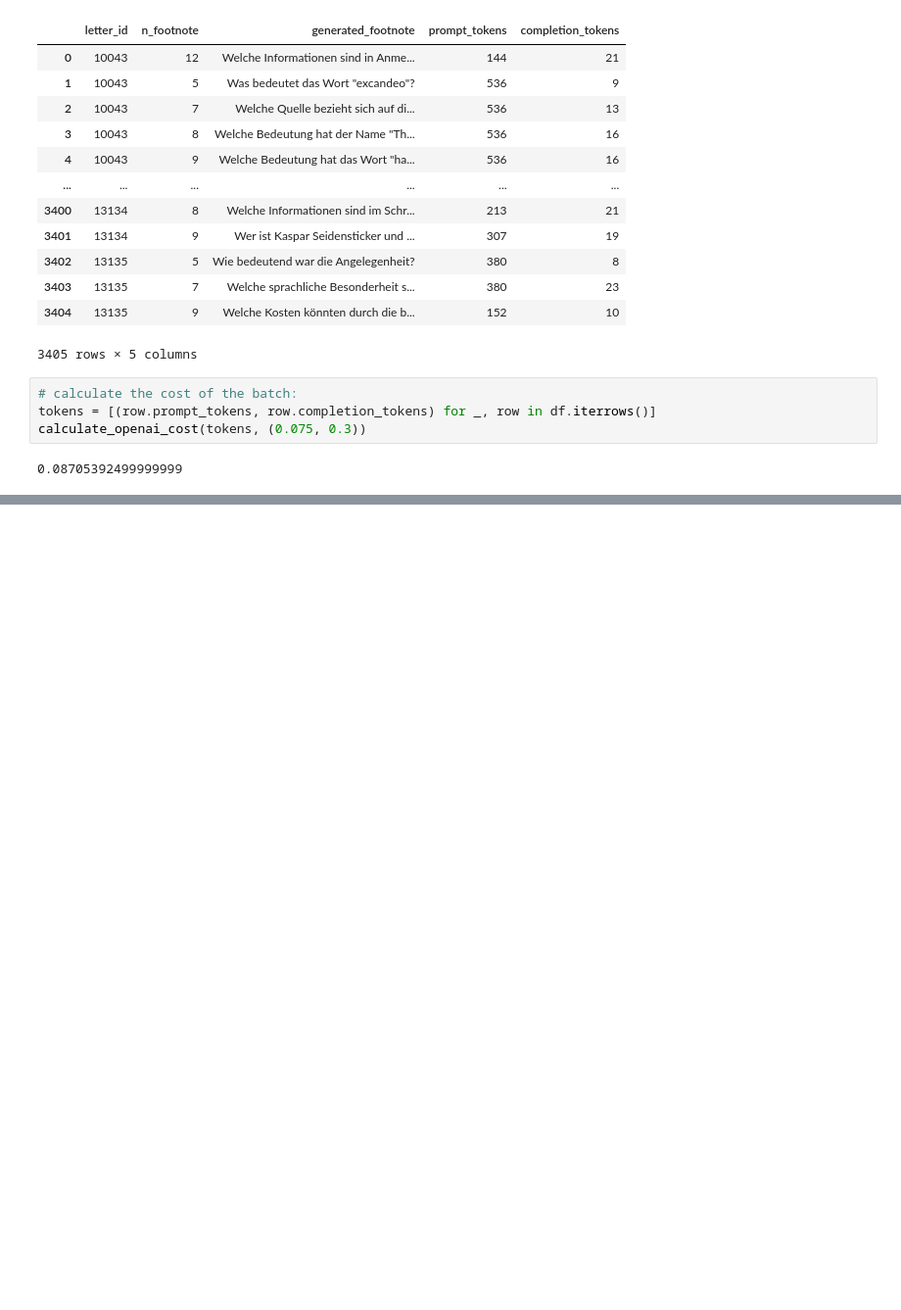
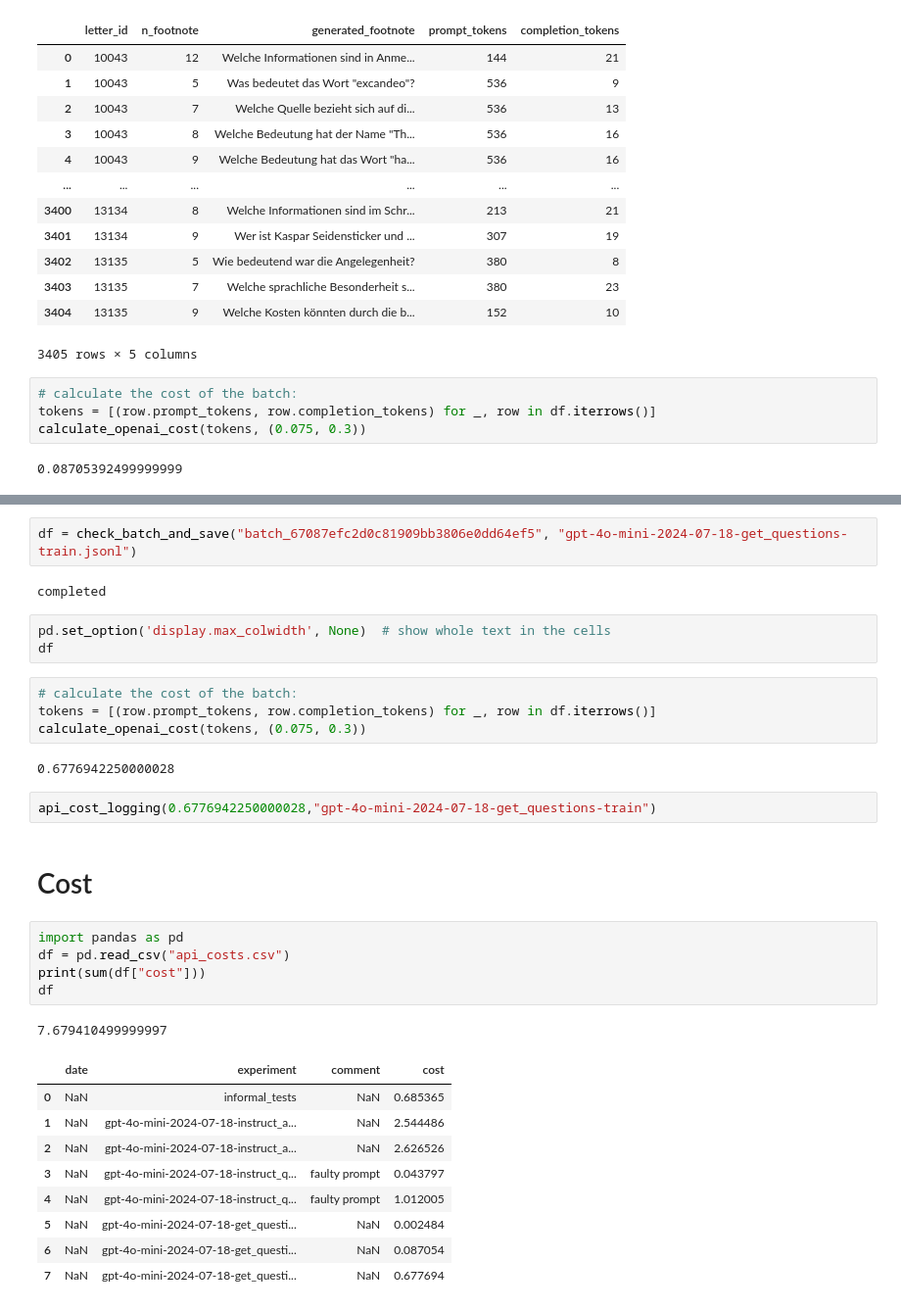
Before and after one commit to Boffl/BullingerDigitalLMFootnotes, a Jupyter notebook: generate_FNs_GPT/call_gpt.ipynb, the cells around one changed output, grey strips where cells are left out. Shown: that part at 98% size. Cells and saved outputs as stored; diff of their text form; blank space fills up the shorter version.

Commit message:
add logging of the api calls

```diff
--- a/generate_FNs_GPT/call_gpt.ipynb
+++ b/generate_FNs_GPT/call_gpt.ipynb
@@ -1106,0 +1009,33 @@ merged_df
+# %%
+df = check_batch_and_save("batch_67087efc2d0c81909bb3806e0dd64ef5", "gpt-4o-mini-2024-07-18-get_questions-train.jsonl")
+# %% [output]
+completed
+# %%
+pd.set_option('display.max_colwidth', None)  # show whole text in the cells
+df
+# %%
+# calculate the cost of the batch:
+tokens = [(row.prompt_tokens, row.completion_tokens) for _, row in df.iterrows()]
+calculate_openai_cost(tokens, (0.075, 0.3))
+# %% [output]
+0.6776942250000028
+# %%
+api_cost_logging(0.6776942250000028,"gpt-4o-mini-2024-07-18-get_questions-train")
+# %% [markdown]
+# Cost
+# %%
+import pandas as pd
+df = pd.read_csv("api_costs.csv")
+print(sum(df["cost"]))
+df
+# %% [output]
+7.679410499999997
+|  | date | experiment | comment | cost |
+| 0 | NaN | informal_tests | NaN | 0.685365 |
+| 1 | NaN | gpt-4o-mini-2024-07-18-instruct_a... | NaN | 2.544486 |
+| 2 | NaN | gpt-4o-mini-2024-07-18-instruct_a... | NaN | 2.626526 |
+| 3 | NaN | gpt-4o-mini-2024-07-18-instruct_q... | faulty prompt | 0.043797 |
+| 4 | NaN | gpt-4o-mini-2024-07-18-instruct_q... | faulty prompt | 1.012005 |
+| 5 | NaN | gpt-4o-mini-2024-07-18-get_questi... | NaN | 0.002484 |
+| 6 | NaN | gpt-4o-mini-2024-07-18-get_questi... | NaN | 0.087054 |
+| 7 | NaN | gpt-4o-mini-2024-07-18-get_questi... | NaN | 0.677694 |
```
Also changed, not shown: parts of 19 cells of this notebook, 1 other file.
